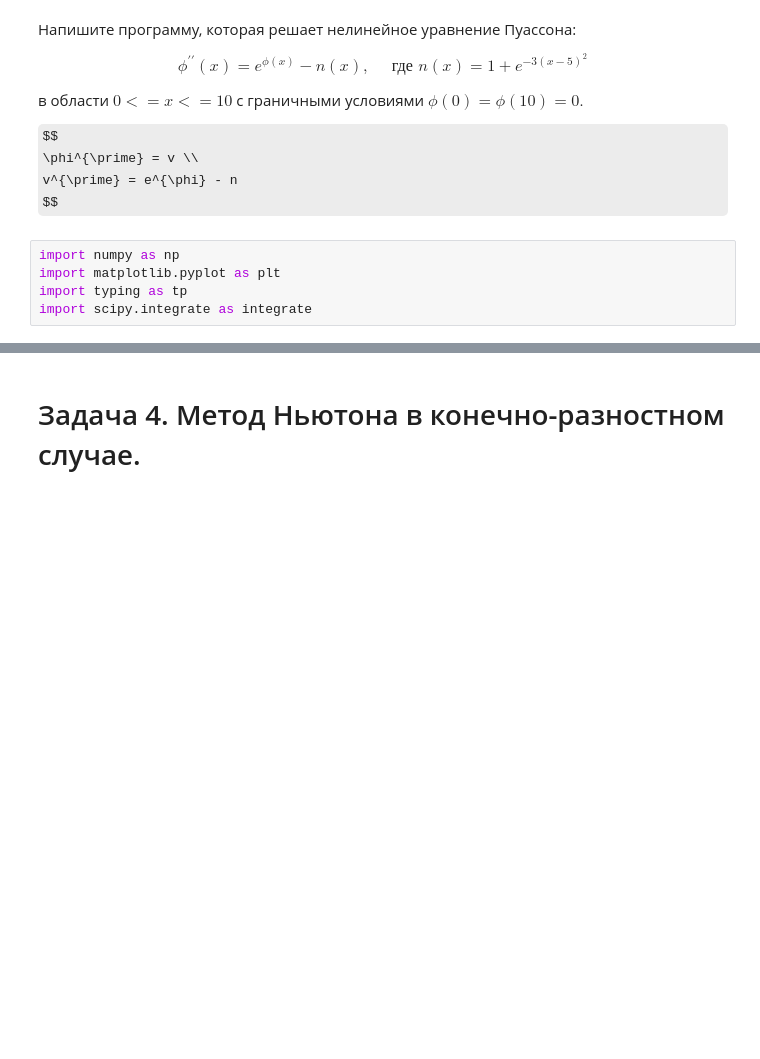
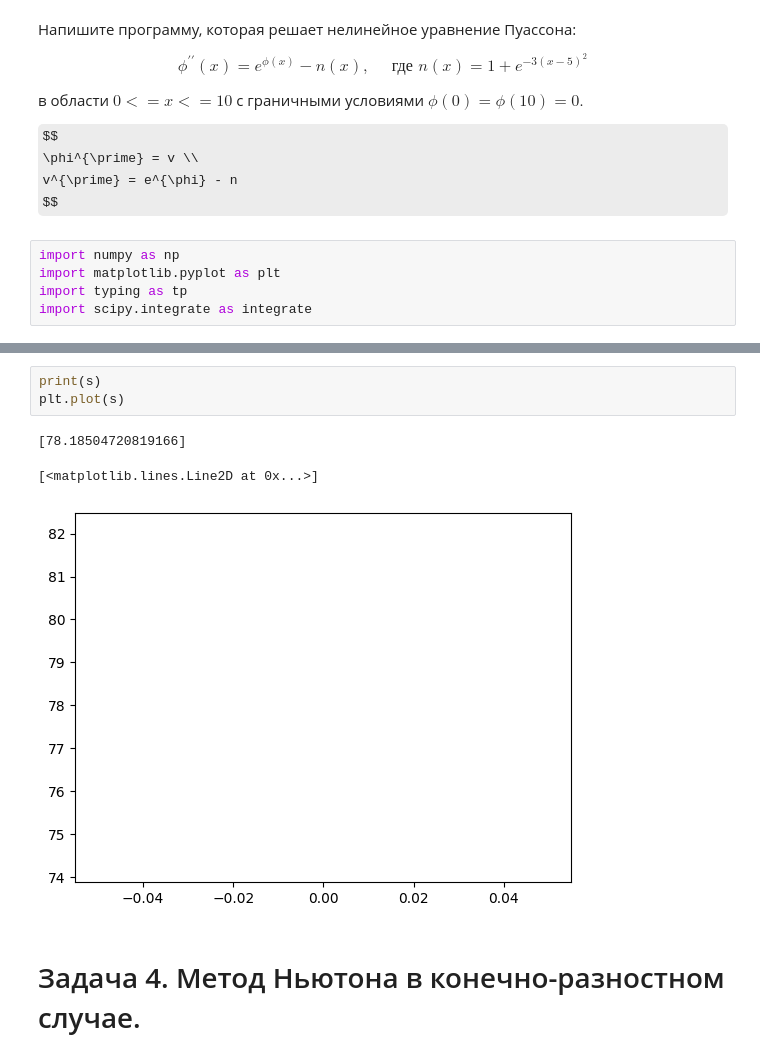
Before and after one commit to ShmakovVladimir/Computational_mathematics_second_sem, a Jupyter notebook: part_2/hw7/Краевые задачи семинар.ipynb, the cells around one changed output, grey strips where cells are left out. Cells and saved outputs as stored; diff of their text form; some formulas as TeX source; blank space fills up the shorter version.

```diff
--- a/part_2/hw7/Краевые задачи семинар.ipynb
+++ b/part_2/hw7/Краевые задачи семинар.ipynb
@@ -440,3 +515,10 @@ import scipy.integrate as integrate
+# %%
+print(s)
+plt.plot(s)
+# %% [output]
+[78.18504720819166]
+[<matplotlib.lines.Line2D at 0x...>]
+[figure, added]
 # %% [markdown]
 # Задача 4.  Метод Ньютона в конечно-разностном случае.
 # %% [markdown]
```
Also changed, not shown: parts of 12 cells of this notebook, 2 other files.
